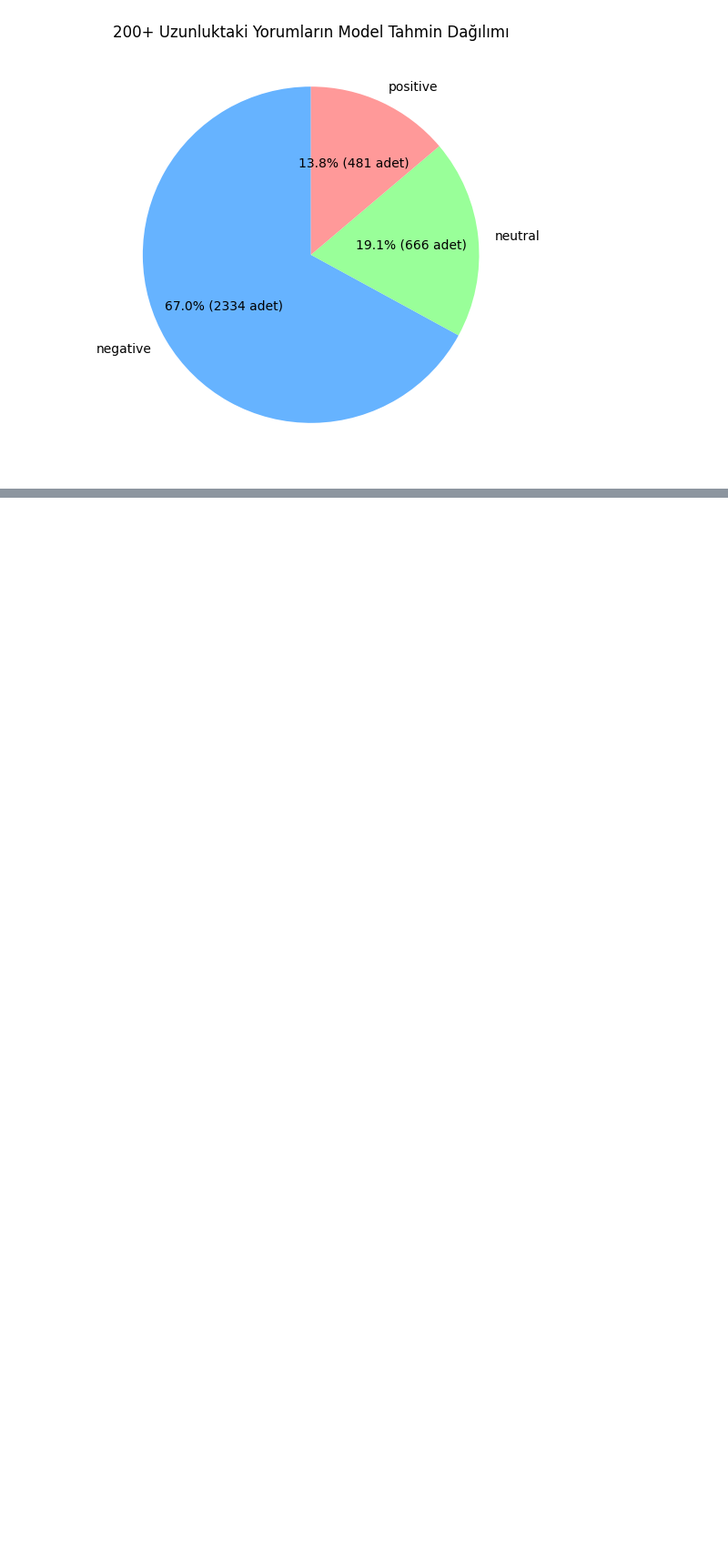
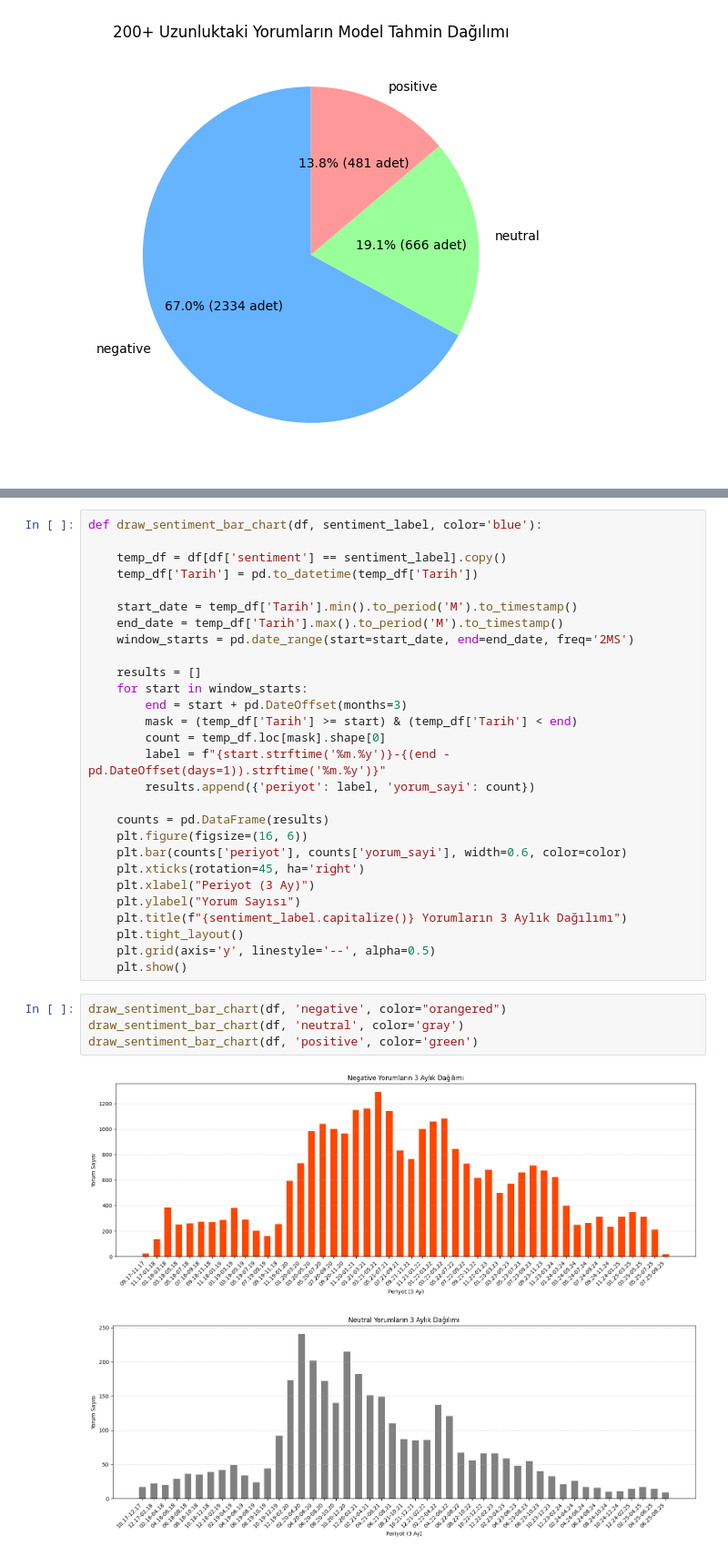
Before and after one commit to enisba/paycell-review-analysis, a Jupyter notebook: Notebooks/04_visualization.ipynb, the cells around one changed output, grey strips where cells are left out. Shown at 91% size. Cells and saved outputs as stored; diff of their text form; blank space fills up the shorter version.

```diff
--- a/Notebooks/04_visualization.ipynb
+++ b/Notebooks/04_visualization.ipynb
@@ -319,0 +396,35 @@ plt.show()
+# %%
+def draw_sentiment_bar_chart(df, sentiment_label, color='blue'):
+
+    temp_df = df[df['sentiment'] == sentiment_label].copy()
+    temp_df['Tarih'] = pd.to_datetime(temp_df['Tarih'])
+
+    start_date = temp_df['Tarih'].min().to_period('M').to_timestamp()
+    end_date = temp_df['Tarih'].max().to_period('M').to_timestamp()
+    window_starts = pd.date_range(start=start_date, end=end_date, freq='2MS')
+
+    results = []
+    for start in window_starts:
+        end = start + pd.DateOffset(months=3)
+        mask = (temp_df['Tarih'] >= start) & (temp_df['Tarih'] < end)
+        count = temp_df.loc[mask].shape[0]
+        label = f"{start.strftime('%m.%y')}-{(end - pd.DateOffset(days=1)).strftime('%m.%y')}"
+        results.append({'periyot': label, 'yorum_sayi': count})
+
+    counts = pd.DataFrame(results)
+    plt.figure(figsize=(16, 6))
+    plt.bar(counts['periyot'], counts['yorum_sayi'], width=0.6, color=color)
+    plt.xticks(rotation=45, ha='right')
+    plt.xlabel("Periyot (3 Ay)")
+    plt.ylabel("Yorum Sayısı")
+    plt.title(f"{sentiment_label.capitalize()} Yorumların 3 Aylık Dağılımı")
+    plt.tight_layout()
+    plt.grid(axis='y', linestyle='--', alpha=0.5)
+    plt.show()
+# %%
+draw_sentiment_bar_chart(df, 'negative', color="orangered")
+draw_sentiment_bar_chart(df, 'neutral', color='gray')
+draw_sentiment_bar_chart(df, 'positive', color='green')
+# %% [output]
+[figure, added]
+[figure, added]
```
Also changed, not shown: parts of 5 cells of this notebook, 4 other files.
